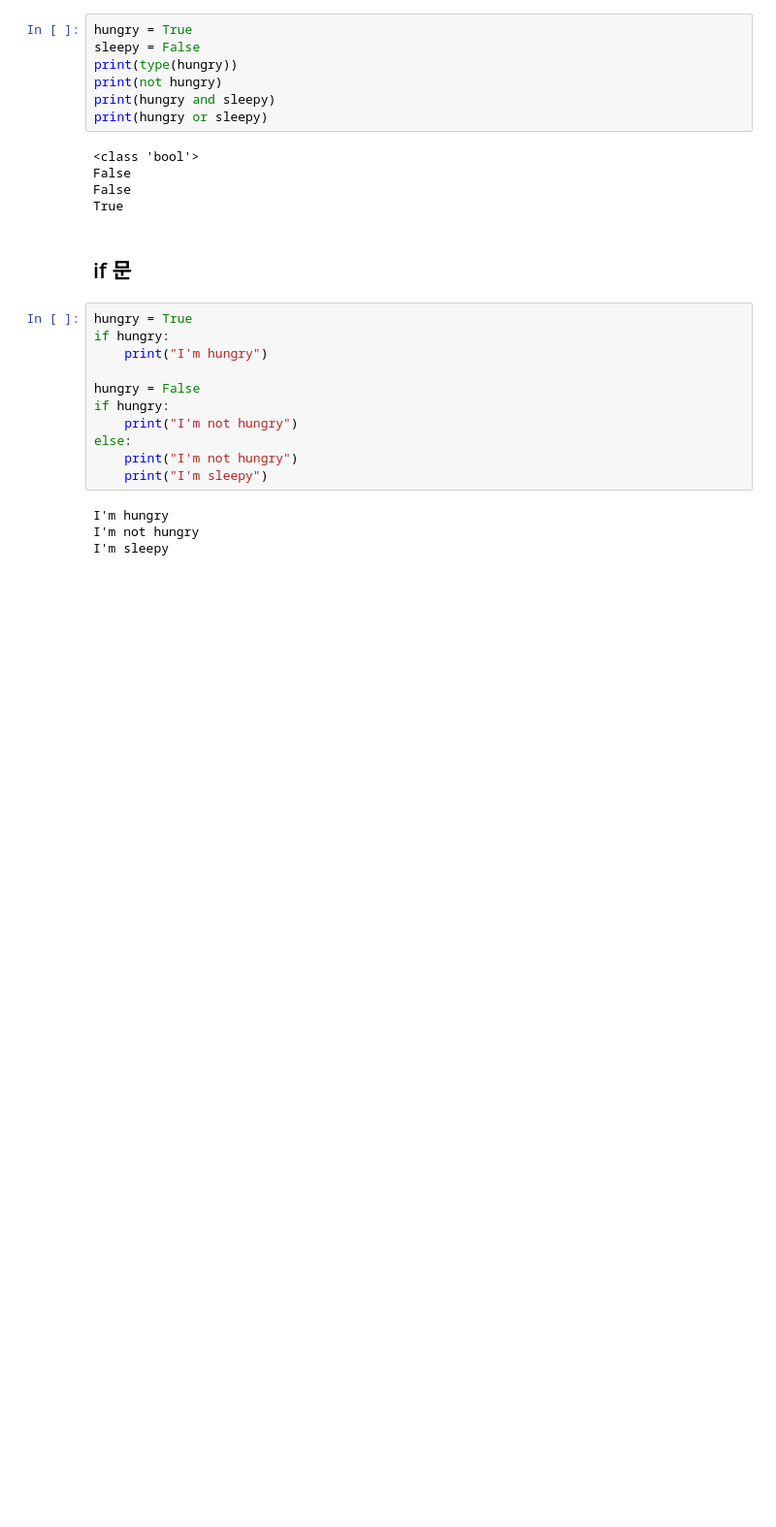
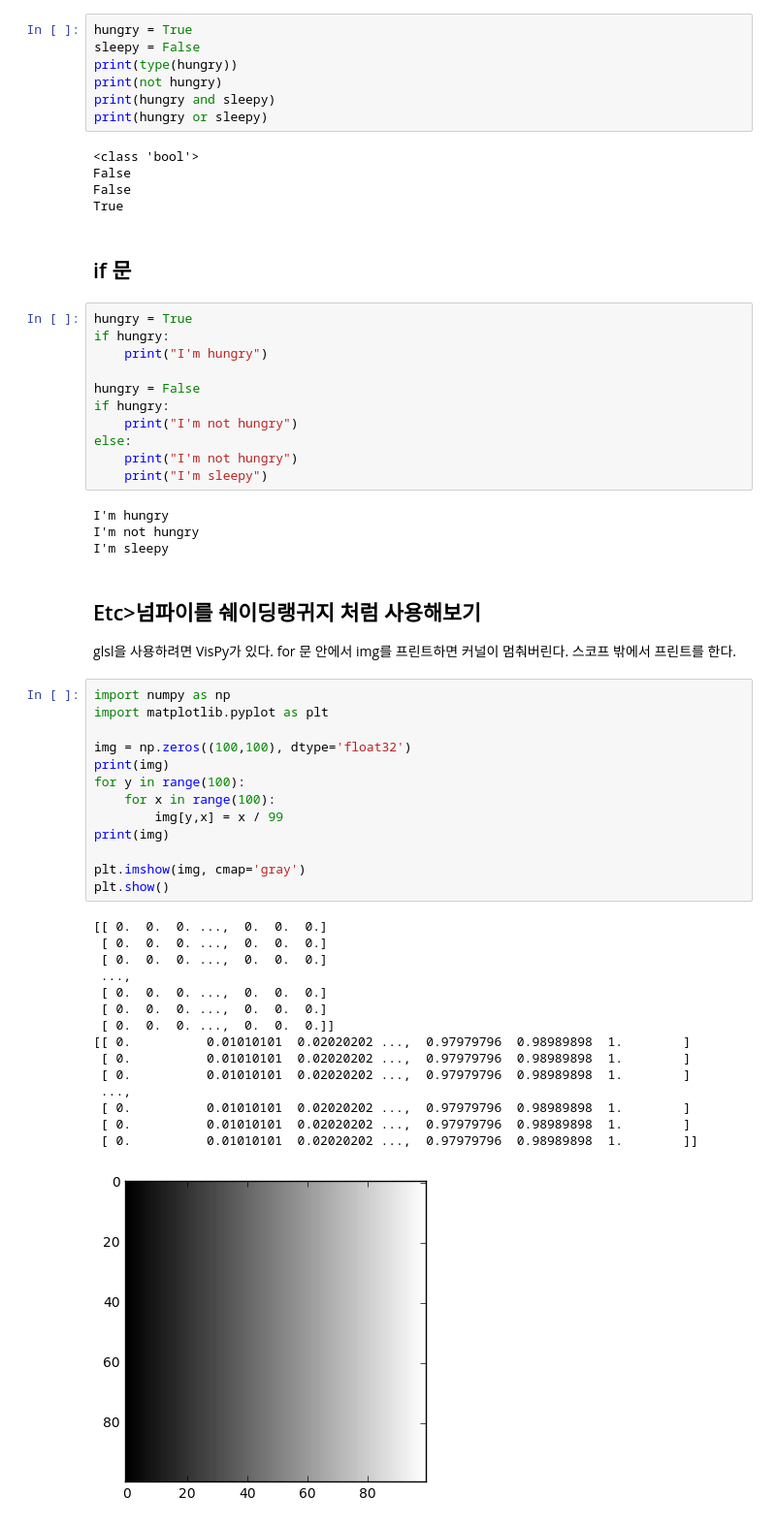
Before and after one commit to anteaterho/DeppLearningFormScratch, a Jupyter notebook: Chapter1_Hello Python.ipynb, the cells around one changed output. Shown at 97% size. Saved outputs shown, nothing was run; the diff lists cells and outputs as text; blank space fills up the shorter version.

```diff
--- a/Chapter1_Hello Python.ipynb
+++ b/Chapter1_Hello Python.ipynb
@@ -94,3 +94,37 @@ else:
 I'm hungry
 I'm not hungry
 I'm sleepy
+# %% [markdown]
+## Etc>넘파이를 쉐이딩랭귀지 처럼 사용해보기
+glsl을 사용하려면 VisPy가 있다.
+for 문 안에서 img를 프린트하면 커널이 멈춰버린다.
+스코프 밖에서 프린트를 한다.
+# %%
+import numpy as np
+import matplotlib.pyplot as plt
+
+img = np.zeros((100,100), dtype='float32')
+print(img)
+for y in range(100):
+    for x in range(100):
+        img[y,x] = x / 99
+print(img)
+
+plt.imshow(img, cmap='gray')
+plt.show()
+# %% [output]
+[[ 0.  0.  0. ...,  0.  0.  0.]
+ [ 0.  0.  0. ...,  0.  0.  0.]
+ [ 0.  0.  0. ...,  0.  0.  0.]
+ ...,
+ [ 0.  0.  0. ...,  0.  0.  0.]
+ [ 0.  0.  0. ...,  0.  0.  0.]
+ [ 0.  0.  0. ...,  0.  0.  0.]]
+[[ 0.          0.01010101  0.02020202 ...,  0.97979796  0.98989898  1.        ]
+ [ 0.          0.01010101  0.02020202 ...,  0.97979796  0.98989898  1.        ]
+ [ 0.          0.01010101  0.02020202 ...,  0.97979796  0.98989898  1.        ]
+ ...,
+ [ 0.          0.01010101  0.02020202 ...,  0.97979796  0.98989898  1.        ]
+ [ 0.          0.01010101  0.02020202 ...,  0.97979796  0.98989898  1.        ]
+ [ 0.          0.01010101  0.02020202 ...,  0.97979796  0.98989898  1.        ]]
+[figure, added]
```
Also changed, not shown: parts of 1 cell of this notebook.
